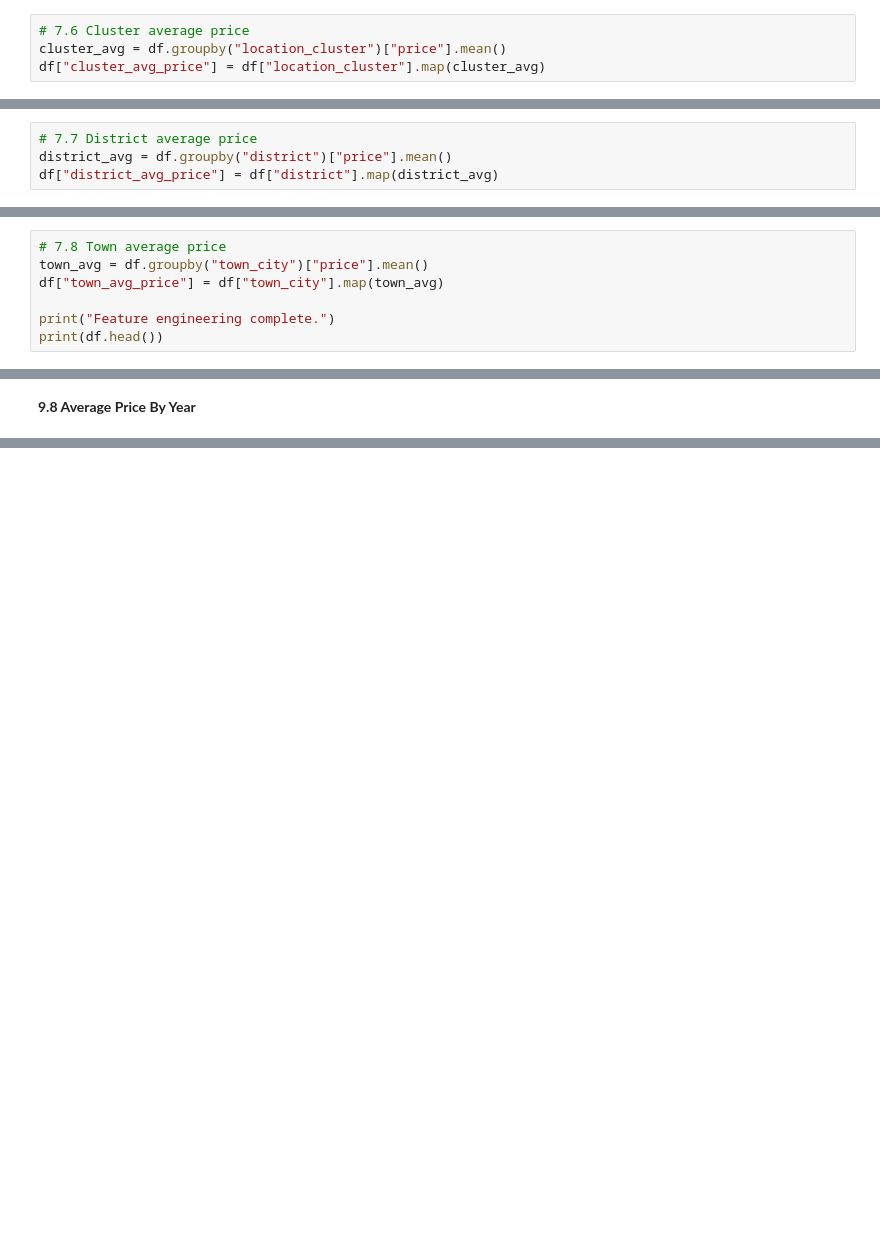
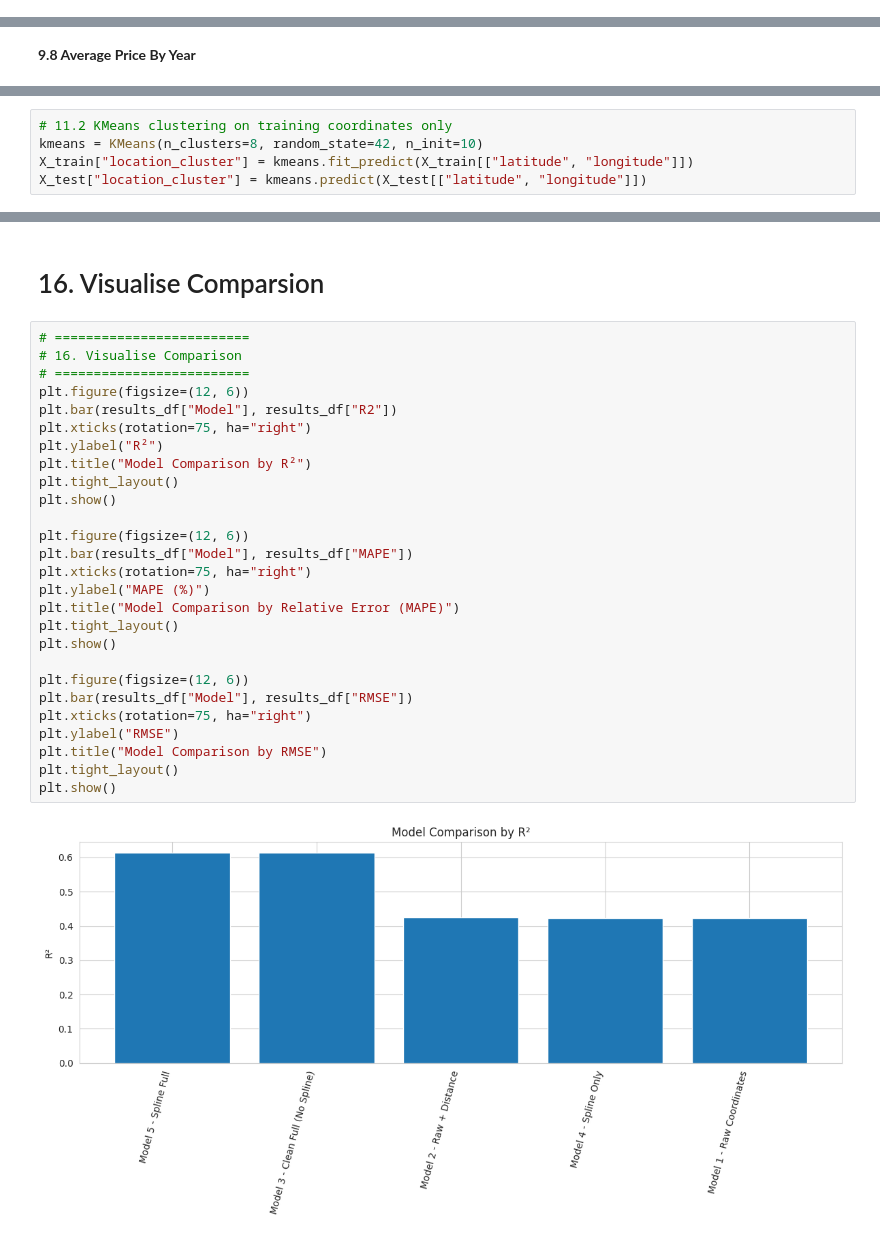
Before and after one commit to shinmyatnoezin/HousePredictionProject, a Jupyter notebook: HousePrediction.ipynb, the cells around one changed output, grey strips where cells are left out. Saved outputs shown, nothing was run; the diff lists cells and outputs as text; blank space fills up the shorter version.

Commit message:
Train using Spline Transformers

```diff
--- a/HousePrediction.ipynb
+++ b/HousePrediction.ipynb
@@ -181,4 +190,0 @@ df["location_cluster"] = kmeans.fit_predict(df[["latitude", "longitude"]])
-# %%
-# 7.6 Cluster average price
-cluster_avg = df.groupby("location_cluster")["price"].mean()
-df["cluster_avg_price"] = df["location_cluster"].map(cluster_avg)
@@ -187,4 +190,0 @@ df["cluster_avg_price"] = df["location_cluster"].map(cluster_avg)
-# %%
-# 7.7 District average price
-district_avg = df.groupby("district")["price"].mean()
-df["district_avg_price"] = df["district"].map(district_avg)
@@ -193,7 +190,0 @@ df["district_avg_price"] = df["district"].map(district_avg)
-# %%
-# 7.8 Town average price
-town_avg = df.groupby("town_city")["price"].mean()
-df["town_avg_price"] = df["town_city"].map(town_avg)
-
-print("Feature engineering complete.")
-print(df.head())
@@ -532,0 +407,5 @@ print("\nSaved: final_house_price_dataset_with_features.csv")
+# %%
+# 11.2 KMeans clustering on training coordinates only
+kmeans = KMeans(n_clusters=8, random_state=42, n_init=10)
+X_train["location_cluster"] = kmeans.fit_predict(X_train[["latitude", "longitude"]])
+X_test["location_cluster"] = kmeans.predict(X_test[["latitude", "longitude"]])
@@ -532,0 +612,31 @@ print("\nSaved: final_house_price_dataset_with_features.csv")
+# %% [markdown]
+# 16. Visualise Comparsion
+# %%
+# =========================
+# 16. Visualise Comparison
+# =========================
+plt.figure(figsize=(12, 6))
+plt.bar(results_df["Model"], results_df["R2"])
+plt.xticks(rotation=75, ha="right")
+plt.ylabel("R²")
+plt.title("Model Comparison by R²")
+plt.tight_layout()
+plt.show()
+
+plt.figure(figsize=(12, 6))
+plt.bar(results_df["Model"], results_df["MAPE"])
+plt.xticks(rotation=75, ha="right")
+plt.ylabel("MAPE (%)")
+plt.title("Model Comparison by Relative Error (MAPE)")
+plt.tight_layout()
+plt.show()
+
+plt.figure(figsize=(12, 6))
+plt.bar(results_df["Model"], results_df["RMSE"])
+plt.xticks(rotation=75, ha="right")
+plt.ylabel("RMSE")
+plt.title("Model Comparison by RMSE")
+plt.tight_layout()
+plt.show()
+# %% [output]
+[figure, added]
```
Also changed, not shown: parts of 90 cells of this notebook.
